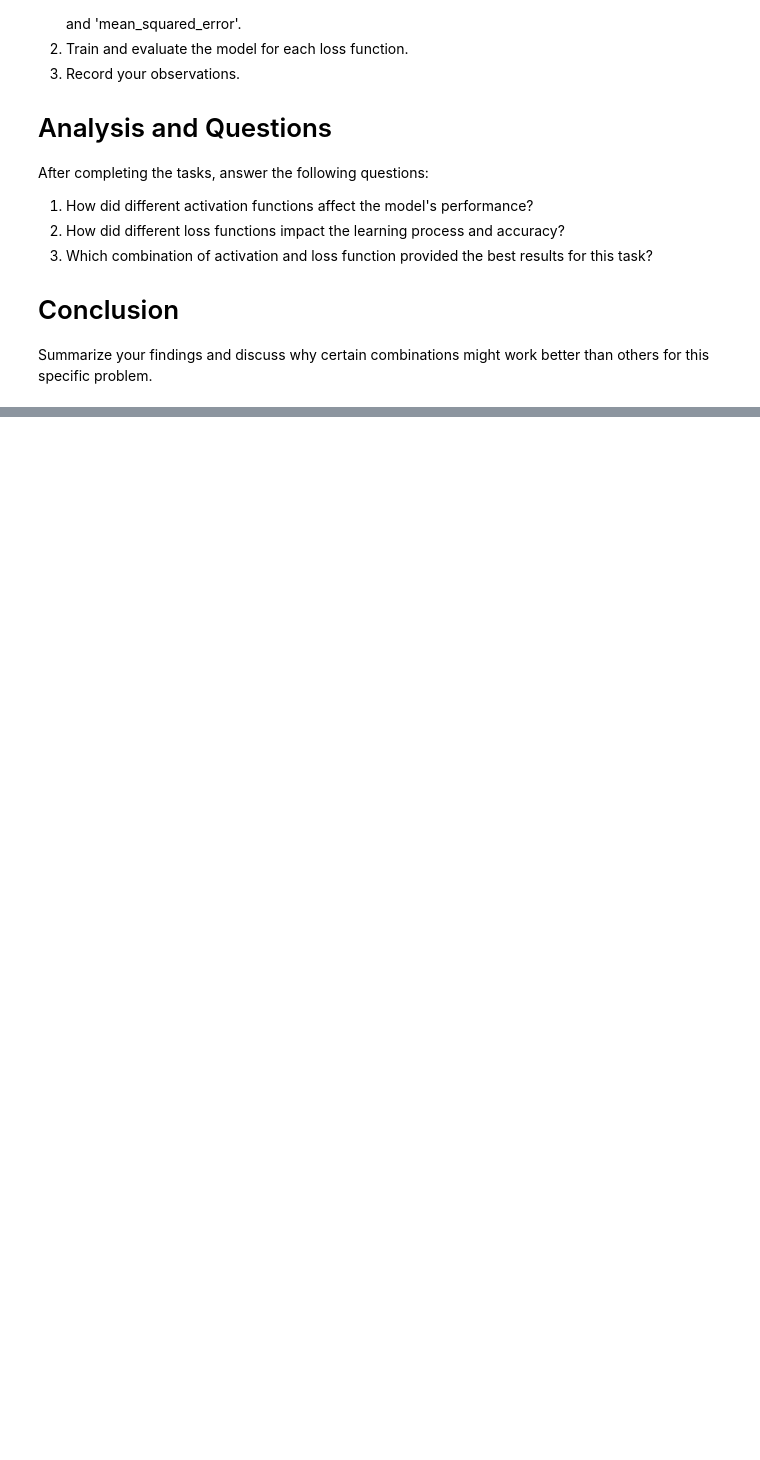
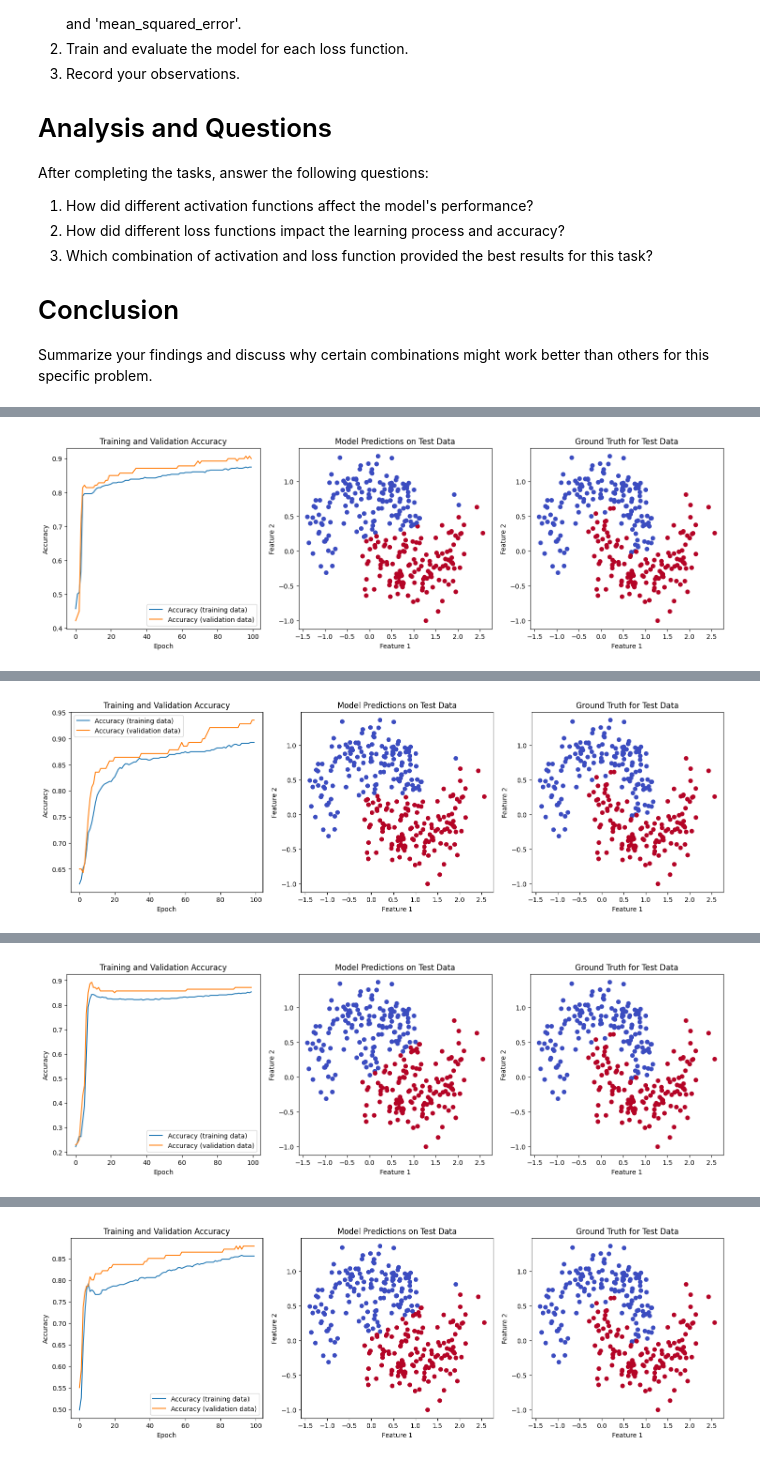
Before and after one commit to JonasBE13/deep-ml, a Jupyter notebook: Genomgångar/Explore_activation_and_loss.ipynb, the cells around one changed output, grey strips where cells are left out. Saved outputs shown, nothing was run; the diff lists cells and outputs as text; code cells hidden in the pictures; blank space fills up the shorter version.

```diff
--- a/Genomgångar/Explore_activation_and_loss.ipynb
+++ b/Genomgångar/Explore_activation_and_loss.ipynb
@@ -142,3 +137,40 @@ After completing the tasks, answer the following questions:
 
 # Conclusion
 Summarize your findings and discuss why certain combinations might work better than others for this specific problem.
+# %%
+# instead of manually changing activation and loss function, i'll use a for-loop to loop through the different functions.
+# i also changed the build_model() function to return test_loss and test_accuracy
+# we also record the results and save them in a df, makes it easier to go through the numbers, rather than looking at a graph
+
+import pandas as pd
+
+activation_functions = ["relu", "sigmoid", "tanh"]
+loss_functions = ["binary_crossentropy", "mean_squared_error"]
+
+results_list = []
+
+for activation_function in activation_functions:
+    for loss_function in loss_functions:
+        model = build_model(
+            activation_function=activation_function, loss_function=loss_function
+        )
+        test_loss, test_accuracy = train_and_evaluate_model(model, epochs=100)
+
+        results_list.append(
+            {
+                "Activation function": activation_function,
+                "Loss function": loss_function,
+                "Test loss": test_loss,
+                "Test accuracy": test_accuracy,
+            }
+        )
+
+        print(
+            f"{activation_function}, {loss_function}: Test loss = {test_loss:.4f}, Test accuracy = {test_accuracy:.4f}"
+        )
+
+results_df = pd.DataFrame(results_list)
+
+print("\nSummary Table:")
+print(results_df)
+# %% [output]
@@ -144,0 +178 @@ Summarize your findings and discuss why certain combinations might work better t
+[figure, added]
@@ -144,0 +183 @@ Summarize your findings and discuss why certain combinations might work better t
+[figure, added]
@@ -144,0 +188 @@ Summarize your findings and discuss why certain combinations might work better t
+[figure, added]
@@ -144,0 +193 @@ Summarize your findings and discuss why certain combinations might work better t
+[figure, added]
```
Also changed, not shown: parts of 6 cells of this notebook, 3 other files.
